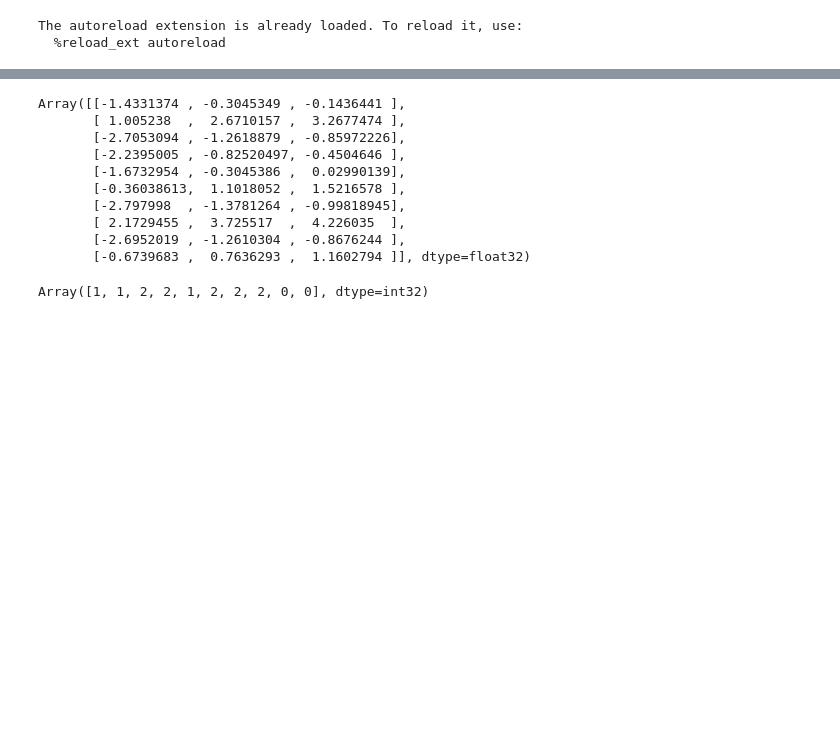
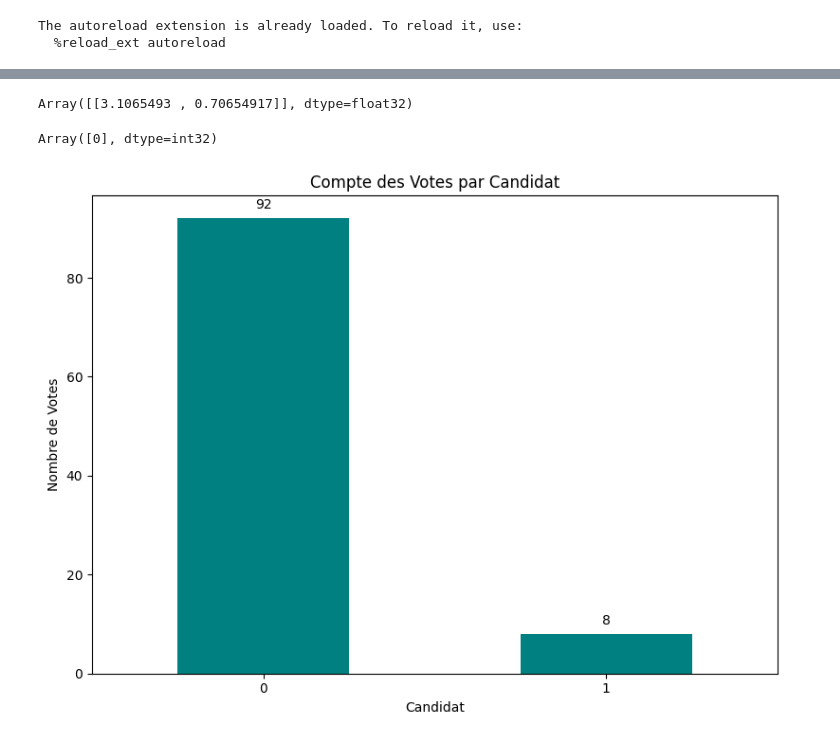
Before and after one commit to centre-for-humanities-computing/european-city-inference, a Jupyter notebook: notebooks/choice_tutorial.ipynb, the cells around one changed output, grey strips where cells are left out. Cells and saved outputs as stored; diff of their text form; code cells hidden in the pictures; blank space fills up the shorter version.

```diff
--- a/notebooks/choice_tutorial.ipynb
+++ b/notebooks/choice_tutorial.ipynb
@@ -60,21 +87,16 @@ precisions_belief = jnp.stack(
 )
 # %%
-# TODO: make a manual exemple to be sure
+# Compute preferences.
 candidate_preferences = _compute_option_preferences(
     env,
-    means_belief,
-    precisions_belief,
+    jnp.stack(
+        [agent_data["means_preference"] for agent_data in all_agent_data.values()]
+    ),
+    jnp.stack(
+        [agent_data["precision_preference"] for agent_data in all_agent_data.values()]
+    ),
     pref_belief_gap,
 )
 candidate_preferences
 # %% [output]
-Array([[-1.4331374 , -0.3045349 , -0.1436441 ],
-       [ 1.005238  ,  2.6710157 ,  3.2677474 ],
-       [-2.7053094 , -1.2618879 , -0.85972226],
-       [-2.2395005 , -0.82520497, -0.4504646 ],
-       [-1.6732954 , -0.3045386 ,  0.02990139],
-       [-0.36038613,  1.1018052 ,  1.5216578 ],
-       [-2.797998  , -1.3781264 , -0.99818945],
-       [ 2.1729455 ,  3.725517  ,  4.226035  ],
-       [-2.6952019 , -1.2610304 , -0.8676244 ],
-       [-0.6739683 ,  0.7636293 ,  1.1602794 ]], dtype=float32)
+Array([[3.1065493 , 0.70654917]], dtype=float32)
@@ -87,6 +103,41 @@ masked_preferences = jnp.where(mask_round_1, candidate_preferences, -jnp.inf)
 # %%
+# Do one vote.
+
+key = jax.random.PRNGKey(int(time.time()))
+key_round_1, key_round_2 = jax.random.split(key)
+mask_round_1 = jnp.ones_like(candidate_preferences, dtype=bool)
+masked_preferences = jnp.where(mask_round_1, candidate_preferences, -jnp.inf)
 # Sample round 1 vote
 vote_1, softmax_probs_1 = _sample_choice(key_round_1, masked_preferences)
 vote_1
 # %% [output]
-Array([1, 1, 2, 2, 1, 2, 2, 2, 0, 0], dtype=int32)
+Array([0], dtype=int32)
+# %%
+# Do multiple vote for the same agent.
+key = jax.random.PRNGKey(int(time.time()))
+list_vote = []
+num_votes = 100
+
+for i in range(num_votes):
+    key, key_iteration = jax.random.split(key)
+    key_round_1, key_round_2 = jax.random.split(key_iteration)
+    mask_round_1 = jnp.ones_like(candidate_preferences, dtype=bool)
+    masked_preferences = jnp.where(mask_round_1, candidate_preferences, -jnp.inf)
+    vote_1, softmax_probs_1 = _sample_choice(key_round_1, masked_preferences)
+    list_vote.append(vote_1)
+# %%
+# Plot the votes.
+df_votes = pd.DataFrame(list_vote, columns=["Candidat"])
+vote_counts = df_votes["Candidat"].value_counts()
+plt.figure(figsize=(8, 6))
+ax = vote_counts.plot(kind="bar", color="teal")
+plt.title("Compte des Votes par Candidat")
+plt.ylabel("Nombre de Votes")
+plt.xlabel("Candidat")
+plt.xticks(rotation=0)
+for container in ax.containers:
+    ax.bar_label(container, padding=5)
+plt.tight_layout()
+plt.savefig("vote_counts_bar_plot.png")
+# %% [output]
+[figure, added]
```
Also changed, not shown: parts of 15 cells of this notebook, 18 other files.
